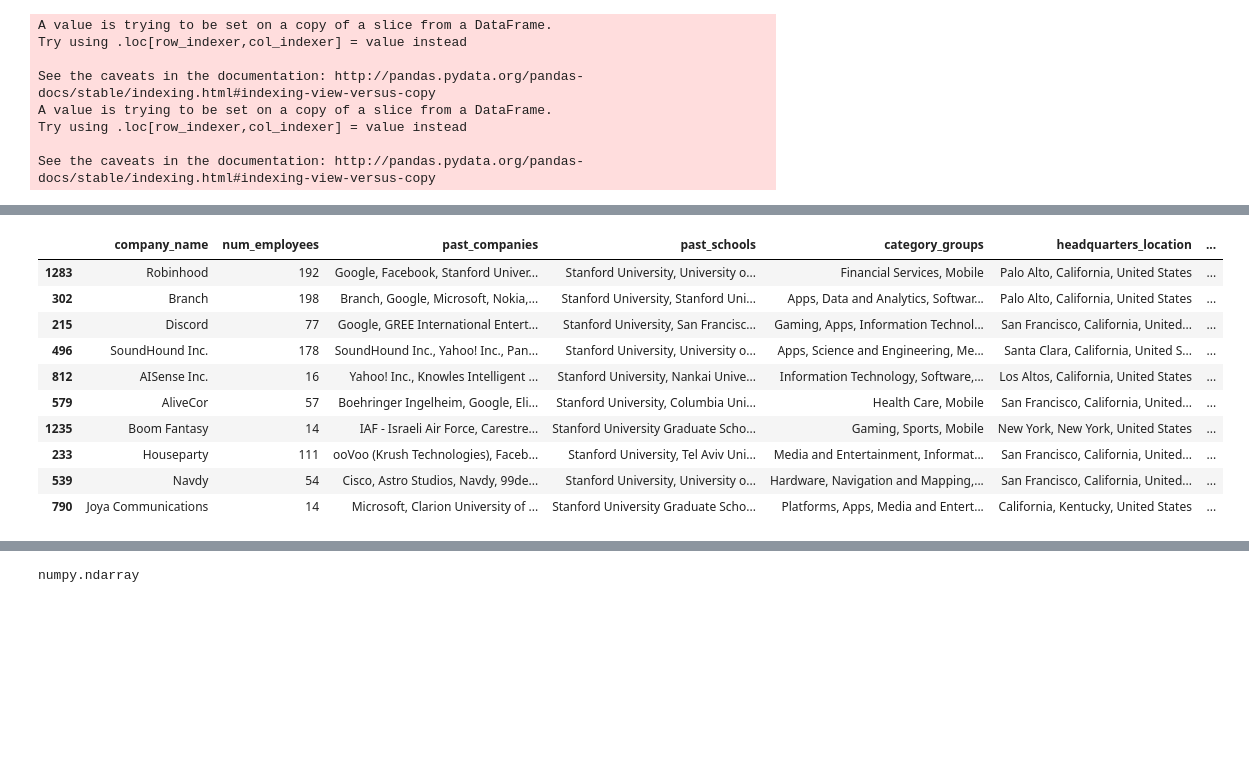
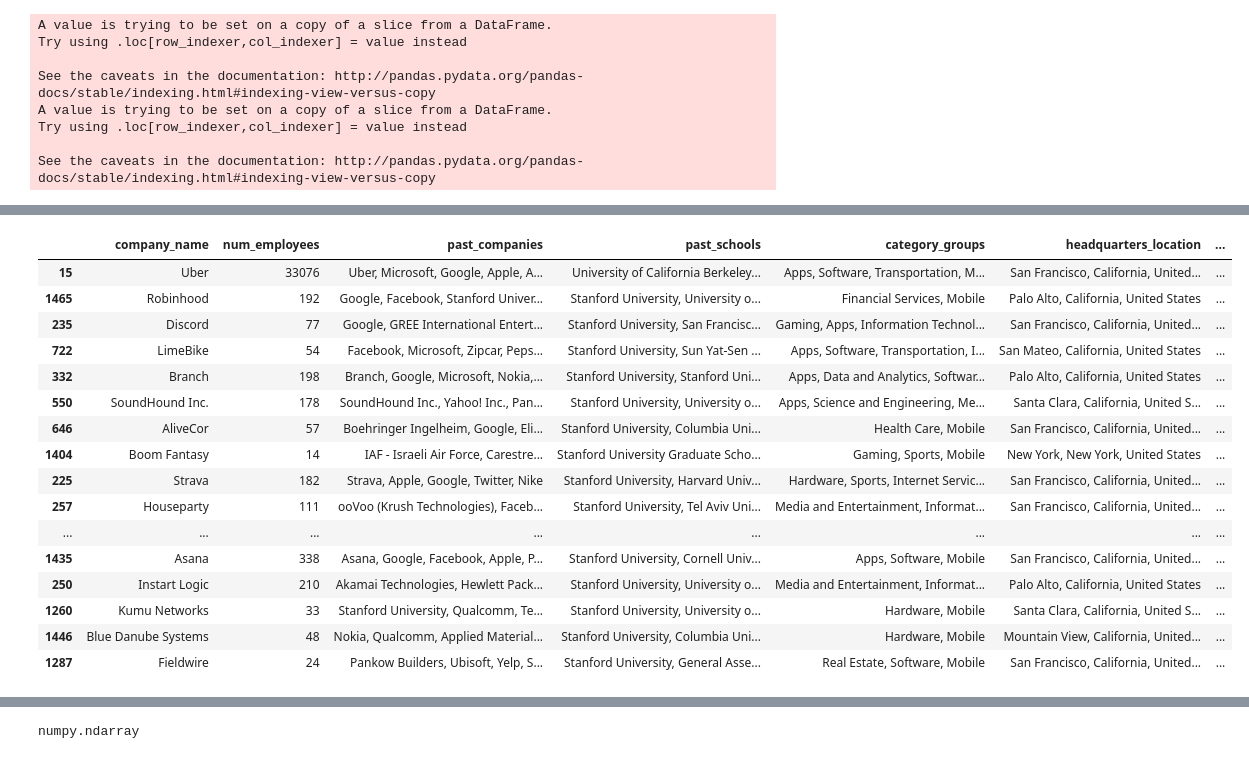
Before and after one commit to sachinkesiraju/breakinlist, a Jupyter notebook: company_analysis.ipynb, the cells around one changed output, grey strips where cells are left out. Saved outputs shown, nothing was run; the diff lists cells and outputs as text; code cells hidden in the pictures; blank space fills up the shorter version.

```diff
--- a/company_analysis.ipynb
+++ b/company_analysis.ipynb
@@ -497,3 +517,15 @@ startups.head(1)
 # %% [output]
 |  | company_name | company_name_url | category_groups | headquarters_location | description | crunchbase_rank | ... |
 | 0 | SpaceX | https://www.crunchbase.com/organi... | Science and Engineering, Transpor... | Hawthorne, California, United States | SpaceX designs, manufactures, and... | 6 | ... |
+# %%
+#fuzzy match name between two tables
+import difflib
+
+def closestName(company_name):
+    matches = difflib.get_close_matches(company_name, data['company_name'])
+    if len(matches) > 0:
+        return matches[0]
+    return company_name
+
+startups['company_name'] = startups['company_name'].apply(lambda x: closestName(x))
+startups.head()
@@ -501,9 +540,9 @@ startups.head(1)
 data = pd.merge(data, startups, on = 'company_name', how='inner')
 data.drop('employees_estimate', axis=1, inplace=True)
 data = data.drop_duplicates(subset=['company_name'], keep='last')
-data = data[pd.notnull(data['last_funding_amount'])]
+#data = data[pd.notnull(data['last_funding_amount'])]
 data = data[pd.notnull(data['total_funding_amount'])]
-data = data[data['last_funding_amount'].str.startswith('$')]
+#data = data[data['last_funding_amount'].str.startswith('$')]
 data = data[data['total_funding_amount'].str.startswith('$')]
 data.shape
 # %% [output]
@@ -531,9 +570,9 @@ data.sort_values('crunchbase_rank').head()
 5 rows × 21 columns
 # %%
 data['total_equity_funding_amount'] = data['total_equity_funding_amount'].replace('[\$,]', '', regex=True).astype(int)
-data['last_funding_amount'] = data['last_funding_amount'].replace('[\$,]', '', regex=True).astype(int)
+#data['last_funding_amount'] = data['last_funding_amount'].replace('[\$,]', '', regex=True).astype(int)
 data['total_funding_amount'] = data['total_funding_amount'].replace('[\$,]', '', regex=True).astype(int)
-data.head()
+data.head(2)
 # %% [output]
 |  | company_name | num_employees | past_companies | past_schools | company_name_url | category_groups | ... |
 | 0 | Affirm | 281 | Google, Affirm Inc., LinkedIn, St... | Stanford University, University o... | https://www.crunchbase.com/organi... | Payments, Financial Services, Len... | ... |
@@ -670,12 +703,26 @@ def score_schools(startup):
             score += 0.3 * index_wt
     score = score / len(past_schools)
     return score
+def score_companies(startup):
+    company_scorer = {'Bridgewater Associates': 0.95, 'Goldman Sachs': 0.7, 'Google': 0.7, 'Facebook': 0.65, 'Palantir Technologies': 0.85,
+                     'Clarium Capital': 0.8, 'Square': 0.6, 'Apple': 0.65, 'Morgan Stanley': 0.6, 'Dropbox': 0.7}
+    past_companies = startup['past_companies'].split(',')
+    score = 0
+    for company in past_companies:
+        #index_wt = 6 - past_companies.index(company)
+        if company in company_scorer:
+            score += company_scorer[company] #* index_wt
+        else:
+            score += 0.4 #* index_wt
+    score = score / len(past_companies)
+    return score
 def score_company(startup):
     funding_ratio = startup.funding_ratio / plotdata['funding_ratio'].max()
     time_since_funding_score = timeFactor(startup['time_since_last_funding'])
     school_score = score_schools(startup)
+    company_score = score_companies(startup)
     num_employees = startup.num_employees
-    return funding_ratio * 0.25 + school_score * 0.625 + time_since_funding_score * 0.125
+    return funding_ratio * 0.25 + school_score * 0.625 + time_since_funding_score * 0.1 + company_score * 0.125
 plotdata['funding_ratio'] = round(plotdata['total_equity_funding_amount']/1000000, 3)
 plotdata['score'] = plotdata.apply(lambda row: round(score_company(row), 3), axis=1)
 # %% [output]
@@ -765,17 +824,23 @@ topseriesB.head(10)
 # %%
 mobile_startups = rankedstartups[rankedstartups.categories.str.contains('Mobile', na=False)]
-mobile_startups.head(10)
+mobile_startups.head(20)
 # %% [output]
 |  | company_name | num_employees | past_companies | past_schools | category_groups | headquarters_location | ... |
-| 1283 | Robinhood | 192 | Google, Facebook, Stanford Univer... | Stanford University, University o... | Financial Services, Mobile | Palo Alto, California, United States | ... |
-| 302 | Branch | 198 | Branch, Google, Microsoft, Nokia,... | Stanford University, Stanford Uni... | Apps, Data and Analytics, Softwar... | Palo Alto, California, United States | ... |
-| 215 | Discord | 77 | Google, GREE International Entert... | Stanford University, San Francisc... | Gaming, Apps, Information Technol... | San Francisco, California, United... | ... |
-| 496 | SoundHound Inc. | 178 | SoundHound Inc., Yahoo! Inc., Pan... | Stanford University, University o... | Apps, Science and Engineering, Me... | Santa Clara, California, United S... | ... |
-| 812 | AISense Inc. | 16 | Yahoo! Inc., Knowles Intelligent ... | Stanford University, Nankai Unive... | Information Technology, Software,... | Los Altos, California, United States | ... |
-| 579 | AliveCor | 57 | Boehringer Ingelheim, Google, Eli... | Stanford University, Columbia Uni... | Health Care, Mobile | San Francisco, California, United... | ... |
-| 1235 | Boom Fantasy | 14 | IAF - Israeli Air Force, Carestre... | Stanford University Graduate Scho... | Gaming, Sports, Mobile | New York, New York, United States | ... |
-| 233 | Houseparty | 111 | ooVoo (Krush Technologies), Faceb... | Stanford University, Tel Aviv Uni... | Media and Entertainment, Informat... | San Francisco, California, United... | ... |
-| 539 | Navdy | 54 | Cisco, Astro Studios, Navdy, 99de... | Stanford University, University o... | Hardware, Navigation and Mapping,... | San Francisco, California, United... | ... |
-| 790 | Joya Communications | 14 | Microsoft, Clarion University of ... | Stanford University Graduate Scho... | Platforms, Apps, Media and Entert... | California, Kentucky, United States | ... |
+| 15 | Uber | 33076 | Uber, Microsoft, Google, Apple, A... | University of California Berkeley... | Apps, Software, Transportation, M... | San Francisco, California, United... | ... |
+| 1465 | Robinhood | 192 | Google, Facebook, Stanford Univer... | Stanford University, University o... | Financial Services, Mobile | Palo Alto, California, United States | ... |
+| 235 | Discord | 77 | Google, GREE International Entert... | Stanford University, San Francisc... | Gaming, Apps, Information Technol... | San Francisco, California, United... | ... |
+| 722 | LimeBike | 54 | Facebook, Microsoft, Zipcar, Peps... | Stanford University, Sun Yat-Sen ... | Apps, Software, Transportation, I... | San Mateo, California, United States | ... |
+| 332 | Branch | 198 | Branch, Google, Microsoft, Nokia,... | Stanford University, Stanford Uni... | Apps, Data and Analytics, Softwar... | Palo Alto, California, United States | ... |
+| 550 | SoundHound Inc. | 178 | SoundHound Inc., Yahoo! Inc., Pan... | Stanford University, University o... | Apps, Science and Engineering, Me... | Santa Clara, California, United S... | ... |
+| 646 | AliveCor | 57 | Boehringer Ingelheim, Google, Eli... | Stanford University, Columbia Uni... | Health Care, Mobile | San Francisco, California, United... | ... |
+| 1404 | Boom Fantasy | 14 | IAF - Israeli Air Force, Carestre... | Stanford University Graduate Scho... | Gaming, Sports, Mobile | New York, New York, United States | ... |
+| 225 | Strava | 182 | Strava, Apple, Google, Twitter, Nike | Stanford University, Harvard Univ... | Hardware, Sports, Internet Servic... | San Francisco, California, United... | ... |
+| 257 | Houseparty | 111 | ooVoo (Krush Technologies), Faceb... | Stanford University, Tel Aviv Uni... | Media and Entertainment, Informat... | San Francisco, California, United... | ... |
+| ... | ... | ... | ... | ... | ... | ... | ... |
+| 1435 | Asana | 338 | Asana, Google, Facebook, Apple, P... | Stanford University, Cornell Univ... | Apps, Software, Mobile | San Francisco, California, United... | ... |
+| 250 | Instart Logic | 210 | Akamai Technologies, Hewlett Pack... | Stanford University, University o... | Media and Entertainment, Informat... | Palo Alto, California, United States | ... |
+| 1260 | Kumu Networks | 33 | Stanford University, Qualcomm, Te... | Stanford University, University o... | Hardware, Mobile | Santa Clara, California, United S... | ... |
+| 1446 | Blue Danube Systems | 48 | Nokia, Qualcomm, Applied Material... | Stanford University, Columbia Uni... | Hardware, Mobile | Mountain View, California, United... | ... |
+| 1287 | Fieldwire | 24 | Pankow Builders, Ubisoft, Yelp, S... | Stanford University, General Asse... | Real Estate, Software, Mobile | San Francisco, California, United... | ... |
 # %%
 datastartups = rankedstartups[rankedstartups.category_groups.str.contains('Data and Analytics', na=False)]
```
Also changed, not shown: parts of 51 cells of this notebook, 2 other files.
